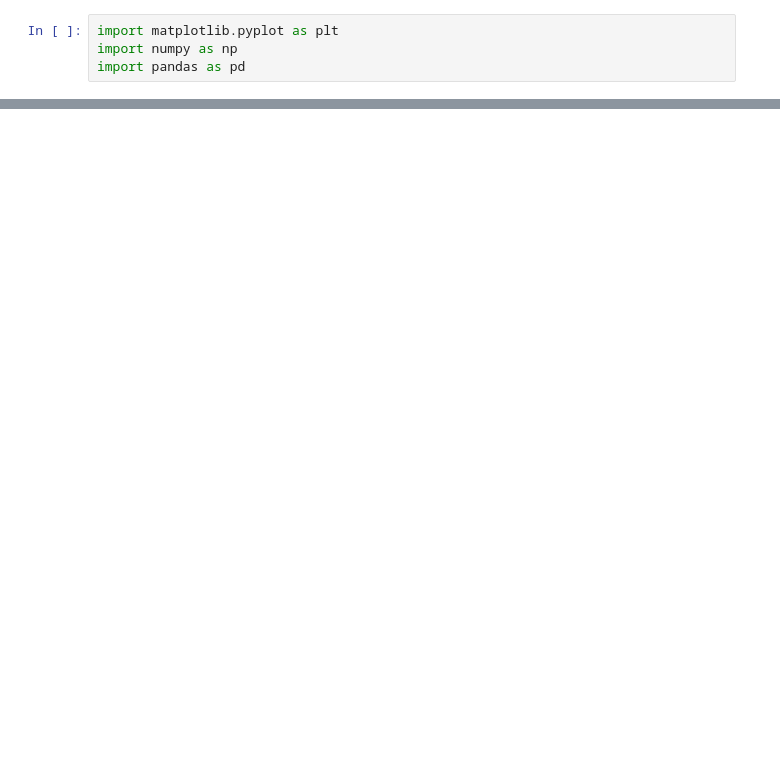
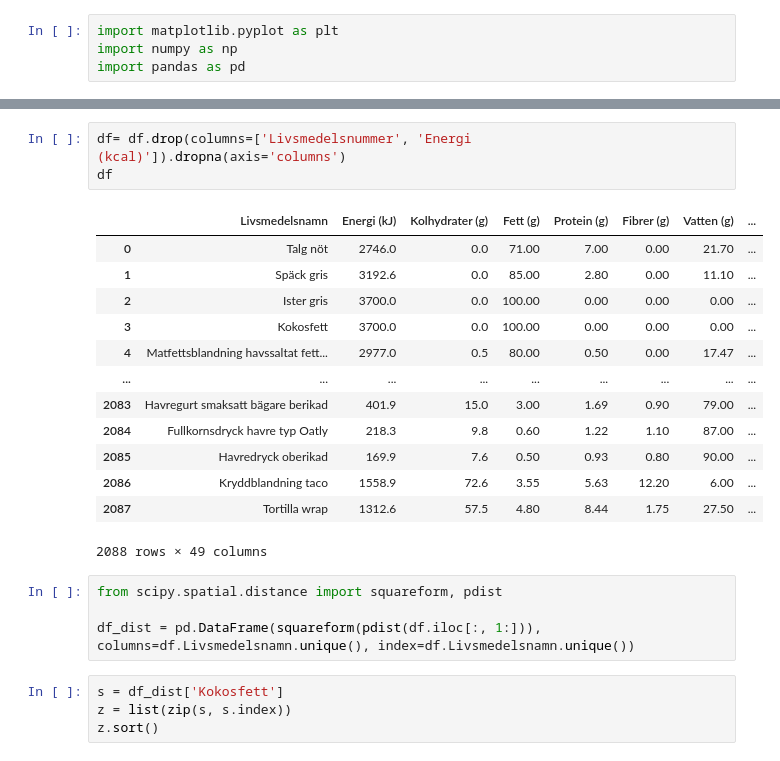
Before and after one commit to friberger/kodamat, a Jupyter notebook: pandamat.ipynb, the cells around one changed output, grey strips where cells are left out. Cells and saved outputs as stored; diff of their text form; blank space fills up the shorter version.

```diff
--- a/pandamat.ipynb
+++ b/pandamat.ipynb
@@ -66,3 +54,28 @@ pd_data.corr()
 | Zink (mg) | -0.033702 | 0.084158 | 0.084158 | -0.072122 | 0.023298 | 0.506149 | 0.121533 | ... |
 | Avfall (skal etc.) (%) | 0.006169 | -0.141572 | -0.141585 | -0.258991 | -0.052241 | 0.282635 | -0.093520 | ... |
 58 rows × 58 columns
+# %%
+df= df.drop(columns=['Livsmedelsnummer', 'Energi (kcal)']).dropna(axis='columns')
+df
+# %% [output]
+|  | Livsmedelsnamn | Energi (kJ) | Kolhydrater (g) | Fett (g) | Protein (g) | Fibrer (g) | Vatten (g) | ... |
+| 0 | Talg nöt | 2746.0 | 0.0 | 71.00 | 7.00 | 0.00 | 21.70 | ... |
+| 1 | Späck gris | 3192.6 | 0.0 | 85.00 | 2.80 | 0.00 | 11.10 | ... |
+| 2 | Ister gris | 3700.0 | 0.0 | 100.00 | 0.00 | 0.00 | 0.00 | ... |
+| 3 | Kokosfett | 3700.0 | 0.0 | 100.00 | 0.00 | 0.00 | 0.00 | ... |
+| 4 | Matfettsblandning havssaltat fett... | 2977.0 | 0.5 | 80.00 | 0.50 | 0.00 | 17.47 | ... |
+| ... | ... | ... | ... | ... | ... | ... | ... | ... |
+| 2083 | Havregurt smaksatt bägare berikad | 401.9 | 15.0 | 3.00 | 1.69 | 0.90 | 79.00 | ... |
+| 2084 | Fullkornsdryck havre typ Oatly | 218.3 | 9.8 | 0.60 | 1.22 | 1.10 | 87.00 | ... |
+| 2085 | Havredryck oberikad | 169.9 | 7.6 | 0.50 | 0.93 | 0.80 | 90.00 | ... |
+| 2086 | Kryddblandning taco | 1558.9 | 72.6 | 3.55 | 5.63 | 12.20 | 6.00 | ... |
+| 2087 | Tortilla wrap | 1312.6 | 57.5 | 4.80 | 8.44 | 1.75 | 27.50 | ... |
+2088 rows × 49 columns
+# %%
+from scipy.spatial.distance import squareform, pdist
+
+df_dist = pd.DataFrame(squareform(pdist(df.iloc[:, 1:])), columns=df.Livsmedelsnamn.unique(), index=df.Livsmedelsnamn.unique())
+# %%
+s = df_dist['Kokosfett']
+z = list(zip(s, s.index))
+z.sort()
```
Also changed, not shown: parts of 12 cells of this notebook, 1 other file.
